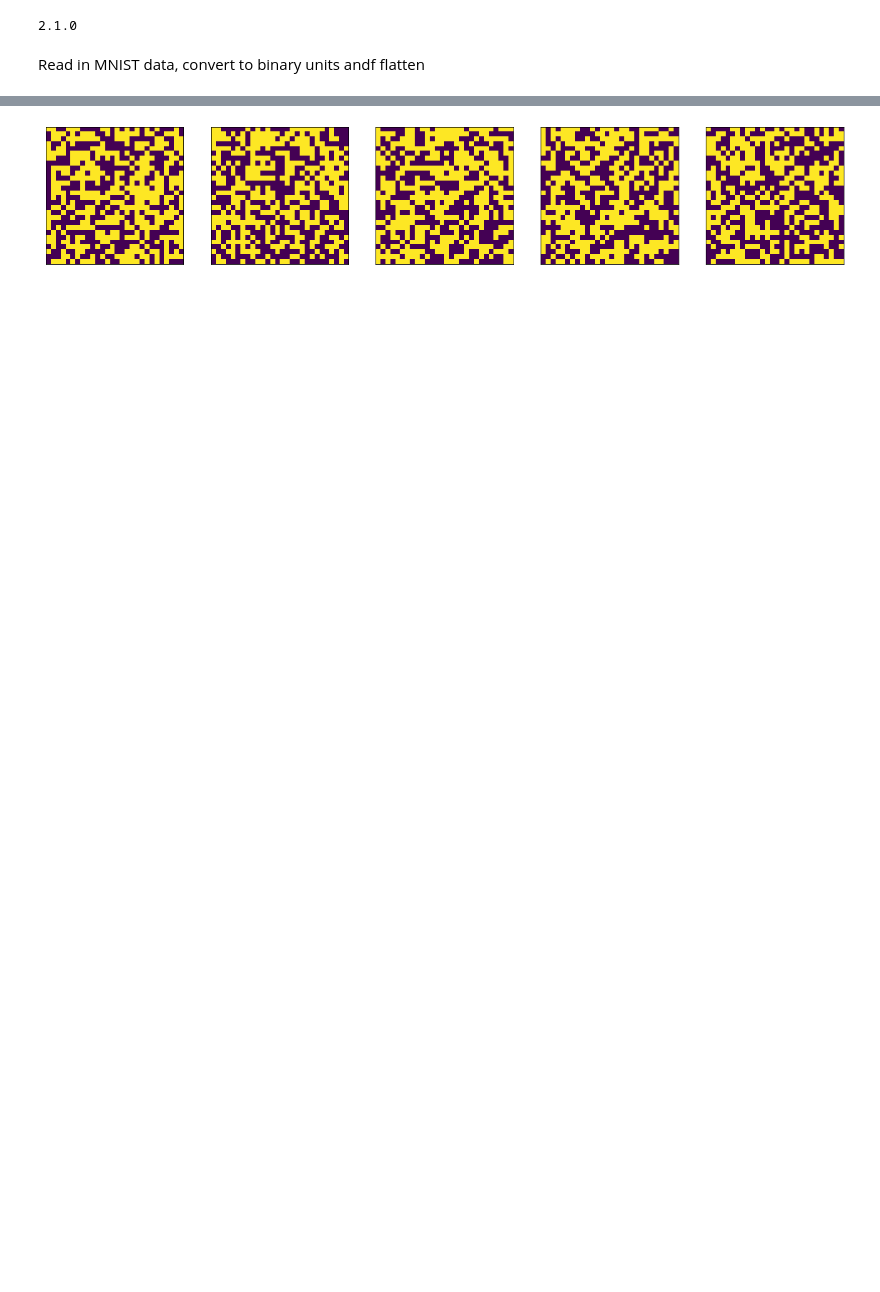
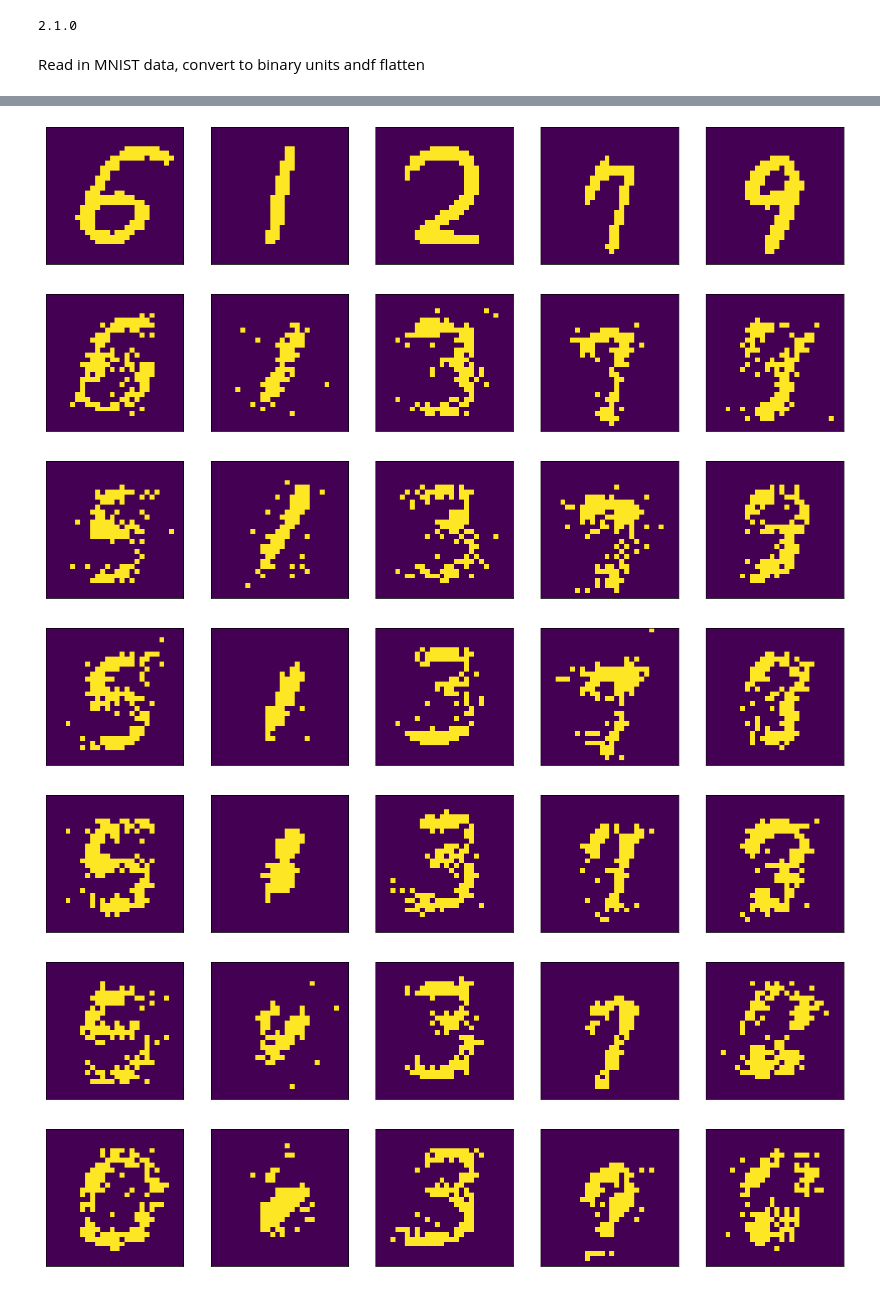
Before and after one commit to adammoss/MLiS2, a Jupyter notebook: examples/unsupervised/rbm.ipynb, the cells around one changed output, grey strips where cells are left out. Cells and saved outputs as stored; diff of their text form; code cells hidden in the pictures; blank space fills up the shorter version.

```diff
--- a/examples/unsupervised/rbm.ipynb
+++ b/examples/unsupervised/rbm.ipynb
@@ -100,4 +59,4 @@ test_data = np.reshape(test_data, (test_data.shape[0], test_data.shape[1] * test
 # %%
-BATCH_SIZE = 32
+BATCH_SIZE = 100
 # %%
-dataset = tf.data.Dataset.from_tensor_slices(train_data).batch(BATCH_SIZE)
+dataset = tf.data.Dataset.from_tensor_slices(train_data).batch(BATCH_SIZE).shuffle(10000)
@@ -125,0 +66,23 @@ array([[0., 0., 0., ..., 0., 0., 0.],
+# %%
+EPOCHS = 10
+LEARNING_RATE = 0.01
+# %%
+loss = []
+for epoch in range(EPOCHS):
+  err = 0
+  for batch in dataset:
+    # Perform CD-1
+    h0, h0_prob = rbm.sample_h_given_v(batch)
+    v1, v1_prob = rbm.sample_v_given_h(h0)
+    h1, h1_prob = rbm.sample_h_given_v(v1)
+    # Calculate gradients
+    positive_grad = tf.matmul(tf.transpose(batch), h0_prob)
+    negative_grad = tf.matmul(tf.transpose(v1), h1_prob)
+    #Update parameters
+    rbm.w += LEARNING_RATE *(positive_grad - negative_grad) / BATCH_SIZE
+    rbm.vb += LEARNING_RATE * tf.reduce_mean(batch - v1, 0)
+    rbm.hb += LEARNING_RATE * tf.reduce_mean(h0 - h1, 0)
+    #Find the reconstruction error
+    err += tf.math.reduce_sum(tf.square(batch - v1))
+  print ('Epoch: %d' % epoch,'reconstruction error: %f' % err)
+  loss.append(err)
@@ -126,9 +107,20 @@ array([[0., 0., 0., ..., 0., 0., 0.],
 # %%
-samples = rbm.sample(train_data[0:5])
-fig, axes = plt.subplots(1, 5, sharex=True, sharey=True, figsize=(20,4))
-for i in range(5):
-  axes[i].imshow(tf.reshape(samples[i],[28, 28]))
-  axes[i].get_xaxis().set_visible(False)
-  axes[i].get_yaxis().set_visible(False)
+for v in dataset.take(1):
+  for step in range(100):
+    if step % 10 == 0:
+      fig, axes = plt.subplots(1, 5, sharex=True, sharey=True, figsize=(20,4))
+      for i in range(5):
+        axes[i].imshow(tf.reshape(v[i],[28, 28]))
+        axes[i].get_xaxis().set_visible(False)
+        axes[i].get_yaxis().set_visible(False)
+      plt.show()
+    h, _ = rbm.sample_h_given_v(v)
+    v, _ = rbm.sample_v_given_h(h)
 # %% [output]
-[figure, old version]
+[figure, new version]
+[figure, added]
+[figure, added]
+[figure, added]
+[figure, added]
+[figure, added]
+[figure, added]
```
Also changed, not shown: parts of 12 cells of this notebook.
